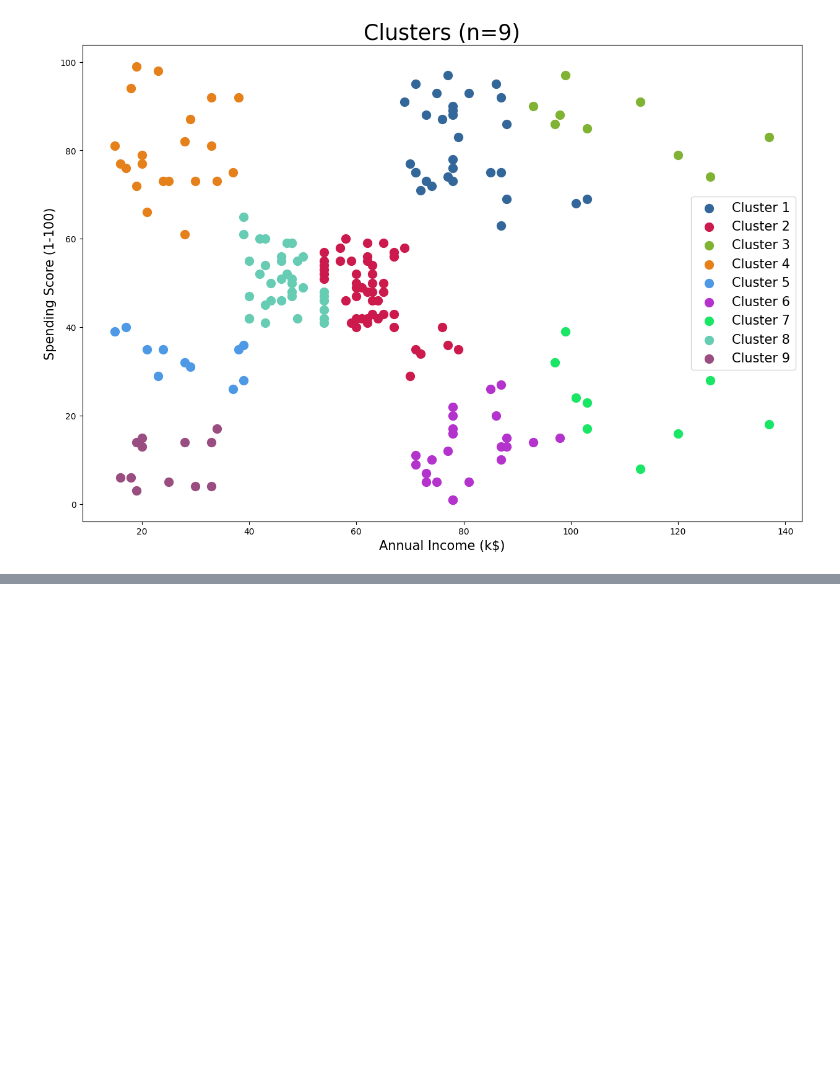
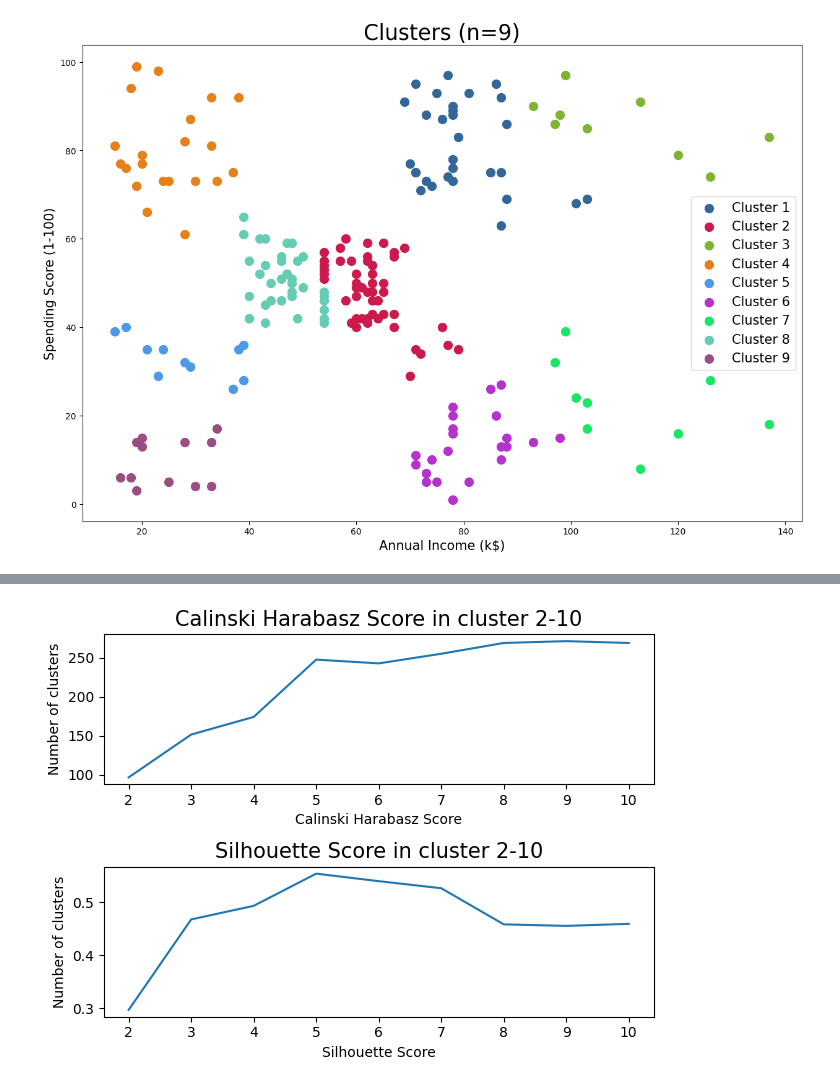
Before and after one commit to kitkit922/Data_analytics_Project01, a Jupyter notebook: Assignment3_TszKitCheung.ipynb, the cells around one changed output, grey strips where cells are left out. Saved outputs shown, nothing was run; the diff lists cells and outputs as text; code cells hidden in the pictures; blank space fills up the shorter version.

```diff
--- a/Assignment3_TszKitCheung.ipynb
+++ b/Assignment3_TszKitCheung.ipynb
@@ -241,0 +309,20 @@ plt.show()
+# %%
+# Plot the graph of Calinski Harabasz Score and Silhouette Score
+x_axis = range(2,11)
+plt.subplot(2,1,1)
+plt.plot(x_axis,CHlist_K)
+plt.title("Calinski Harabasz Score in cluster 2-10", fontsize = 15)
+plt.xlabel('Calinski Harabasz Score', fontsize = 10)
+plt.ylabel('Number of clusters', fontsize = 10)
+
+plt.subplot(2,1,2)
+plt.plot(x_axis,SSlist_K)
+plt.tight_layout()
+plt.title("Silhouette Score in cluster 2-10", fontsize = 15)
+plt.xlabel('Silhouette Score', fontsize = 10)
+plt.ylabel('Number of clusters', fontsize = 10)
+
+plt.tight_layout()
+plt.show()
+# %% [output]
+[figure, added]
```
Also changed, not shown: parts of 11 cells of this notebook.
